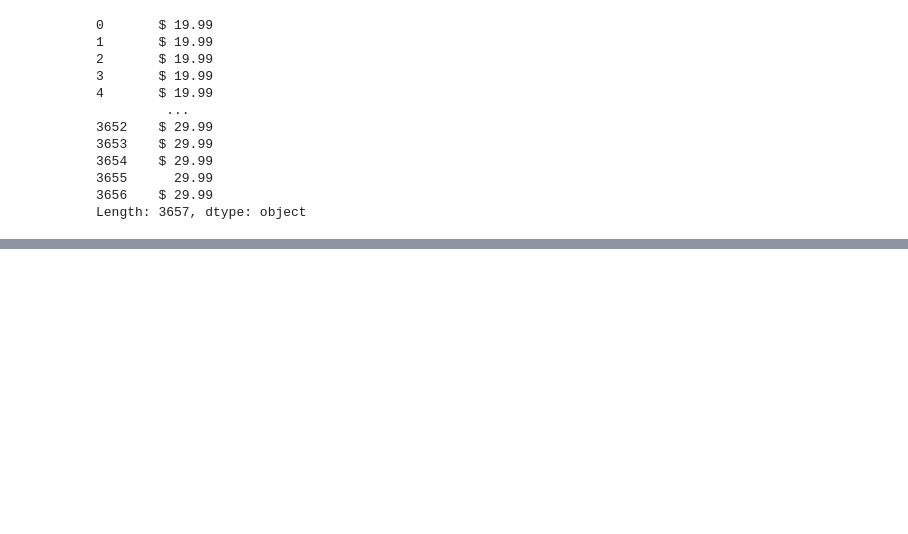
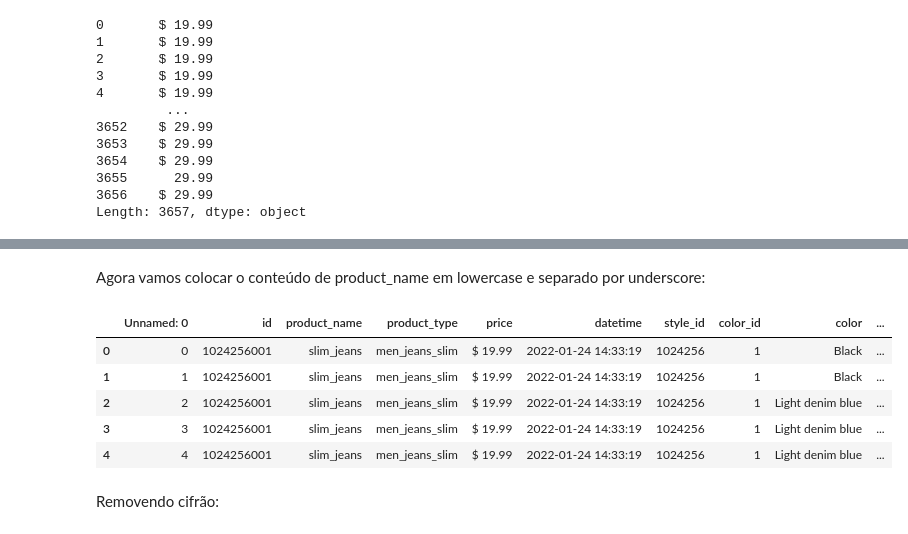
Before and after one commit to lucasquemelli/ds_ao_dev, a Jupyter notebook: H&M .ipynb, the cells around one changed output, grey strips where cells are left out. Cells and saved outputs as stored; diff of their text form; code cells hidden in the pictures; blank space fills up the shorter version.

```diff
--- a/H&M .ipynb
+++ b/H&M .ipynb
@@ -479,3 +415,0 @@ Agora vamos colocar o conteúdo de product_name em lowercase e separado por unde
-# %%
-data['product_name'] = data['product_name'].apply(lambda x: x.replace(' ', '_'))
-data.head()
@@ -488,0 +475,14 @@ data.head()
+# %% [markdown]
+Agora vamos colocar o conteúdo de product_name em lowercase e separado por underscore:
+# %%
+data['product_name'] = data['product_name'].apply(lambda x: x.replace(' ', '_').lower() )
+data.head()
+# %% [output]
+|  | Unnamed: 0 | id | product_name | product_type | price | datetime | style_id | color_id | color | ... |
+| 0 | 0 | 1024256001 | slim_jeans | men_jeans_slim | $ 19.99 | 2022-01-24 14:33:19 | 1024256 | 1 | Black | ... |
+| 1 | 1 | 1024256001 | slim_jeans | men_jeans_slim | $ 19.99 | 2022-01-24 14:33:19 | 1024256 | 1 | Black | ... |
+| 2 | 2 | 1024256001 | slim_jeans | men_jeans_slim | $ 19.99 | 2022-01-24 14:33:19 | 1024256 | 1 | Light denim blue | ... |
+| 3 | 3 | 1024256001 | slim_jeans | men_jeans_slim | $ 19.99 | 2022-01-24 14:33:19 | 1024256 | 1 | Light denim blue | ... |
+| 4 | 4 | 1024256001 | slim_jeans | men_jeans_slim | $ 19.99 | 2022-01-24 14:33:19 | 1024256 | 1 | Light denim blue | ... |
+# %% [markdown]
+Removendo cifrão:
```
Also changed, not shown: parts of 20 cells of this notebook.
